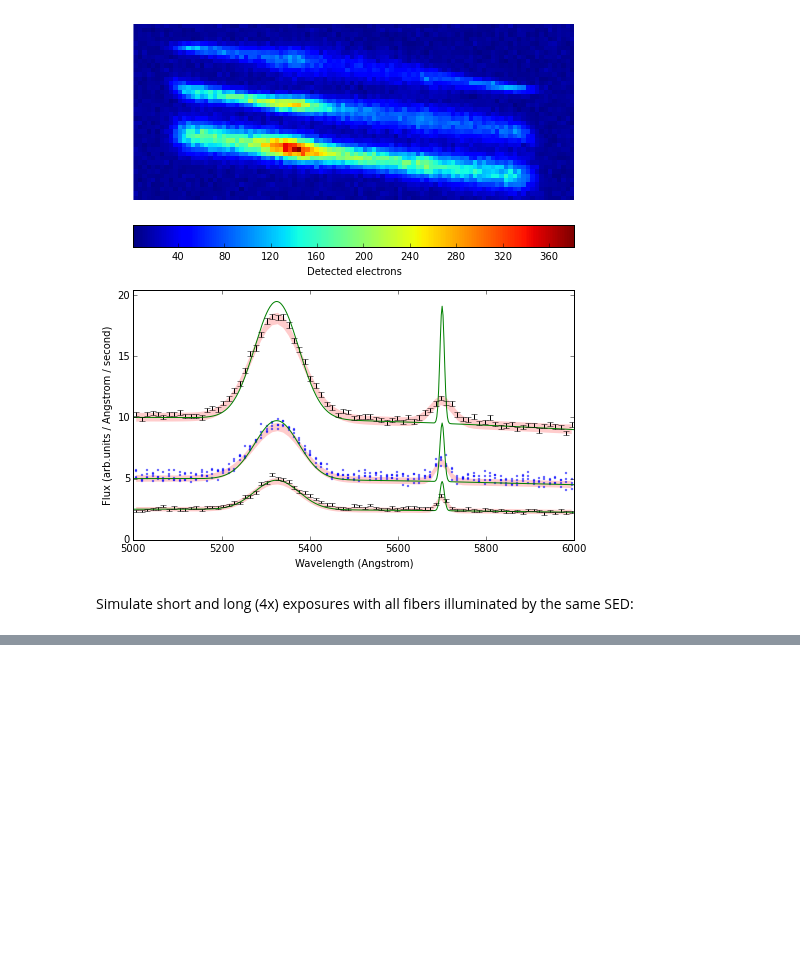
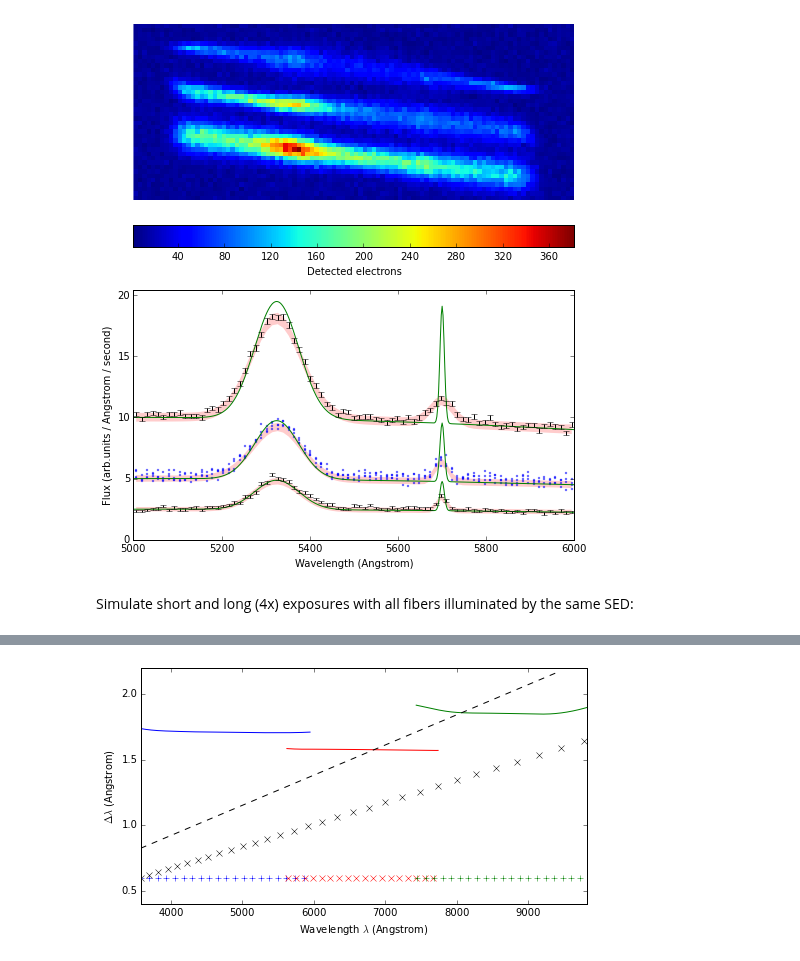
Before and after one commit to desihub/desispec, a Jupyter notebook: doc/nb/SpectroPerfectCoadds.ipynb, the cells around one changed output, grey strips where cells are left out. Cells and saved outputs as stored; diff of their text form; code cells hidden in the pictures; blank space fills up the shorter version.

```diff
--- a/doc/nb/SpectroPerfectCoadds.ipynb
+++ b/doc/nb/SpectroPerfectCoadds.ipynb
@@ -474,0 +673,45 @@ long_exposure = detector.simulate(wlen,[sed,sed,sed],exposure_time = 800.);
+# %%
+desi_instrument = desimodel.simulate.Instrument(basePath=os.environ['DESIMODEL'])
+# %%
+def plot_grids(s=200,first=0.6,save=None):
+    # Define the linear wavelength grids used in each camera.
+    bgrid = np.linspace(3579.0,5938.8,3934)
+    rgrid = np.linspace(5635.0,7730.8,3494)
+    zgrid = np.linspace(7445.0,9824.0,3966)
+    # Build a log-lambda grid covering the full range with the specified first bin size.
+    ratio = zgrid[-1]/bgrid[0]
+    ngrid = 1 + np.floor(np.log(ratio)/np.log((bgrid[0]+first)/bgrid[0])).astype(int)
+    global_grid = bgrid[0]*np.power(ratio,np.arange(ngrid)/(ngrid-1.))
+    assert bgrid[0]==global_grid[0] and zgrid[-1] == global_grid[-1],'Bad logspace parameters'
+    # Calculate bin sizes.
+    bsize = np.diff(bgrid)
+    rsize = np.diff(rgrid)
+    zsize = np.diff(zgrid)
+    global_size = np.diff(global_grid)
+    #
+    plt.figure(figsize=(7,4))
+    plt.plot(bgrid[::s],bsize[::s],'b+')
+    plt.plot(rgrid[::s],rsize[::s],'rx')
+    plt.plot(zgrid[::s],zsize[::s],'g+')
+    plt.plot(global_grid[::s],global_size[::s],'kx')
+    # Superimpose the PSF FWHM values from $DESIMODEL.
+    for band,color in zip('brz',('blue','red','green')):
+        wlen = desi_instrument.psfFWHMWavelength[band].wavelength
+        fwhm = desi_instrument.psfFWHMWavelength[band].values
+        plt.plot(wlen,fwhm,color=color,ls='-')
+    # Superimpose the BOSS global wavelength grid.
+    boss_n1 = np.floor(1e4*np.log10(global_grid[0])).astype(int)
+    boss_n2 = np.ceil(1e4*np.log10(global_grid[-1])).astype(int)
+    boss_grid = np.power(10.,1e-4*np.arange(boss_n1,boss_n2+1))
+    boss_size = np.diff(boss_grid)
+    plt.plot(boss_grid[::s],boss_size[::s],'k--')
+    #
+    plt.xlim(global_grid[0],global_grid[-1])
+    plt.xlabel('Wavelength $\lambda$ (Angstrom)')
+    plt.ylabel('$\Delta\lambda$ (Angstrom)')
+    plt.tight_layout()
+    if save: plt.savefig(save)
+# %%
+plot_grids(save='../tex/fig/grids.pdf')
+# %% [output]
+[figure, added]
```
Also changed, not shown: parts of 17 cells of this notebook, 10 other files.
